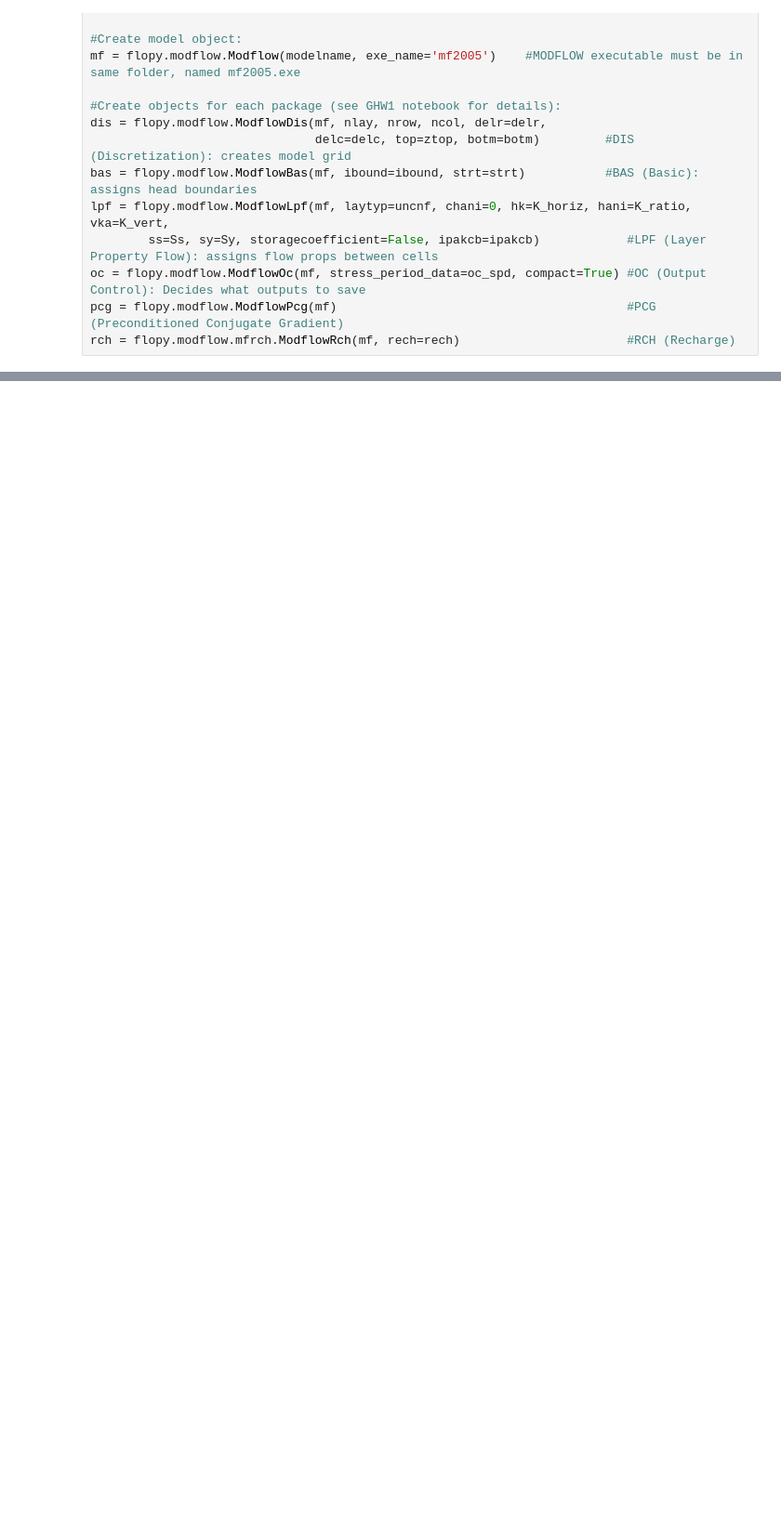
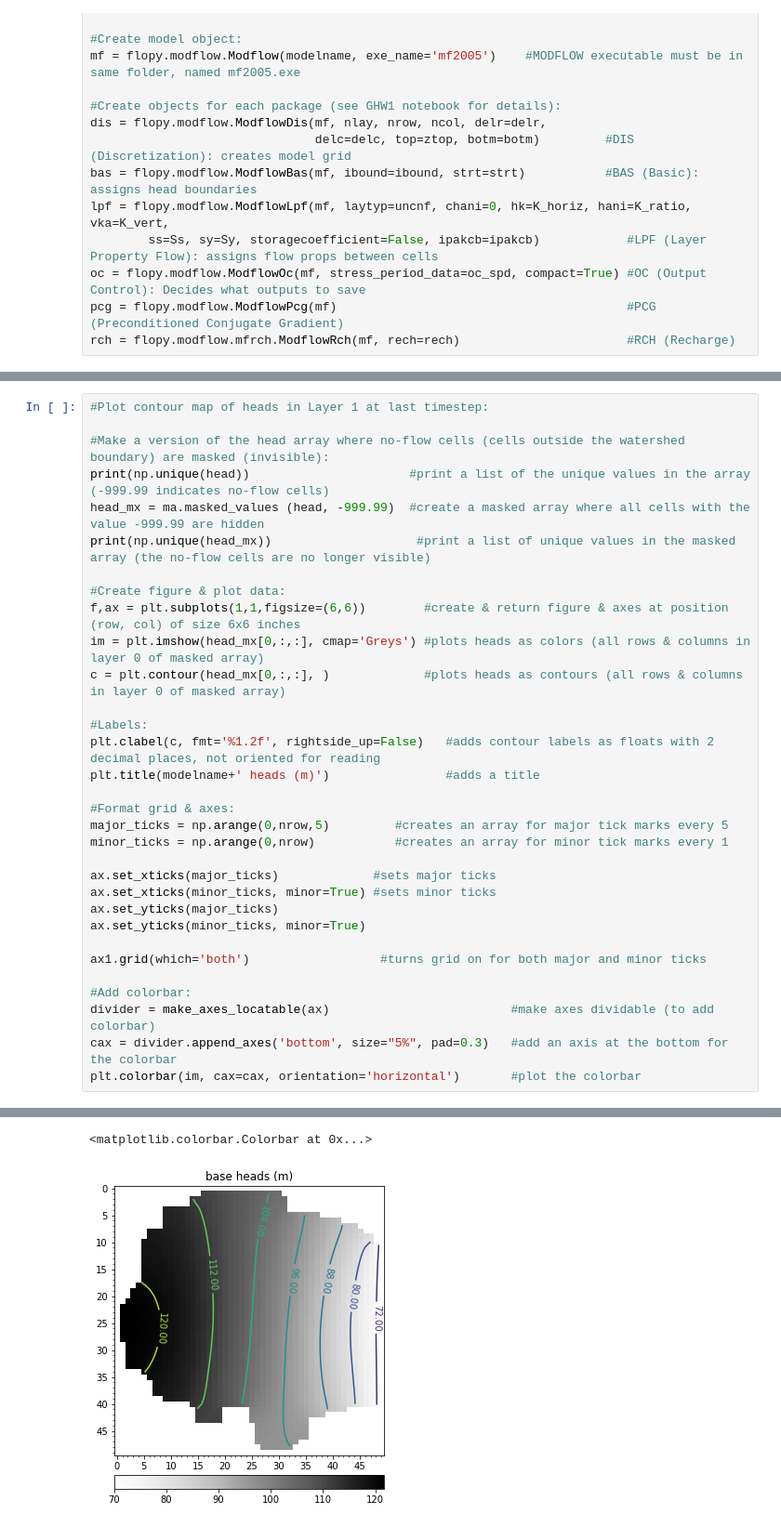
Before and after one commit to cfandel/geol340-w21, a Jupyter notebook: HW1/BASE.ipynb, the cells around one changed output, grey strips where cells are left out. Shown: that part at 93% size. Drawn from its saved outputs; the diff is of its cells as text; blank space fills up the shorter version.

Commit message:
shortening and cleaning figures

```diff
--- a/HW1/BASE.ipynb
+++ b/HW1/BASE.ipynb
@@ -277,0 +263,33 @@ plt.show(f1)                            #displays plot (not usually necessary)
+# %%
+#Plot contour map of heads in Layer 1 at last timestep:
+
+#Make a version of the head array where no-flow cells (cells outside the watershed boundary) are masked (invisible):
+print(np.unique(head))                      #print a list of the unique values in the array (-999.99 indicates no-flow cells)
+head_mx = ma.masked_values (head, -999.99)  #create a masked array where all cells with the value -999.99 are hidden
+print(np.unique(head_mx))                    #print a list of unique values in the masked array (the no-flow cells are no longer visible)
+
+#Create figure & plot data:
+f,ax = plt.subplots(1,1,figsize=(6,6))        #create & return figure & axes at position (row, col) of size 6x6 inches
+im = plt.imshow(head_mx[0,:,:], cmap='Greys') #plots heads as colors (all rows & columns in layer 0 of masked array)
+c = plt.contour(head_mx[0,:,:], )             #plots heads as contours (all rows & columns in layer 0 of masked array)
+
+#Labels:
+plt.clabel(c, fmt='%1.2f', rightside_up=False)   #adds contour labels as floats with 2 decimal places, not oriented for reading
+plt.title(modelname+' heads (m)')                #adds a title
+
+#Format grid & axes:
+major_ticks = np.arange(0,nrow,5)         #creates an array for major tick marks every 5
+minor_ticks = np.arange(0,nrow)           #creates an array for minor tick marks every 1
+
+ax.set_xticks(major_ticks)             #sets major ticks
+ax.set_xticks(minor_ticks, minor=True) #sets minor ticks
+ax.set_yticks(major_ticks)
+ax.set_yticks(minor_ticks, minor=True)
+
+ax1.grid(which='both')                  #turns grid on for both major and minor ticks
+
+#Add colorbar:
+divider = make_axes_locatable(ax)                         #make axes dividable (to add colorbar)
+cax = divider.append_axes('bottom', size="5%", pad=0.3)   #add an axis at the bottom for the colorbar
+plt.colorbar(im, cax=cax, orientation='horizontal')       #plot the colorbar
+# %% [output]
@@ -278,2 +299,4 @@ plt.show(f1)                            #displays plot (not usually necessary)
+<matplotlib.colorbar.Colorbar at 0x...>
+[figure, added]
 # %%
 #Plot cross-section of heads along center row:
```
Also changed, not shown: parts of 22 cells of this notebook, 6 other files.
